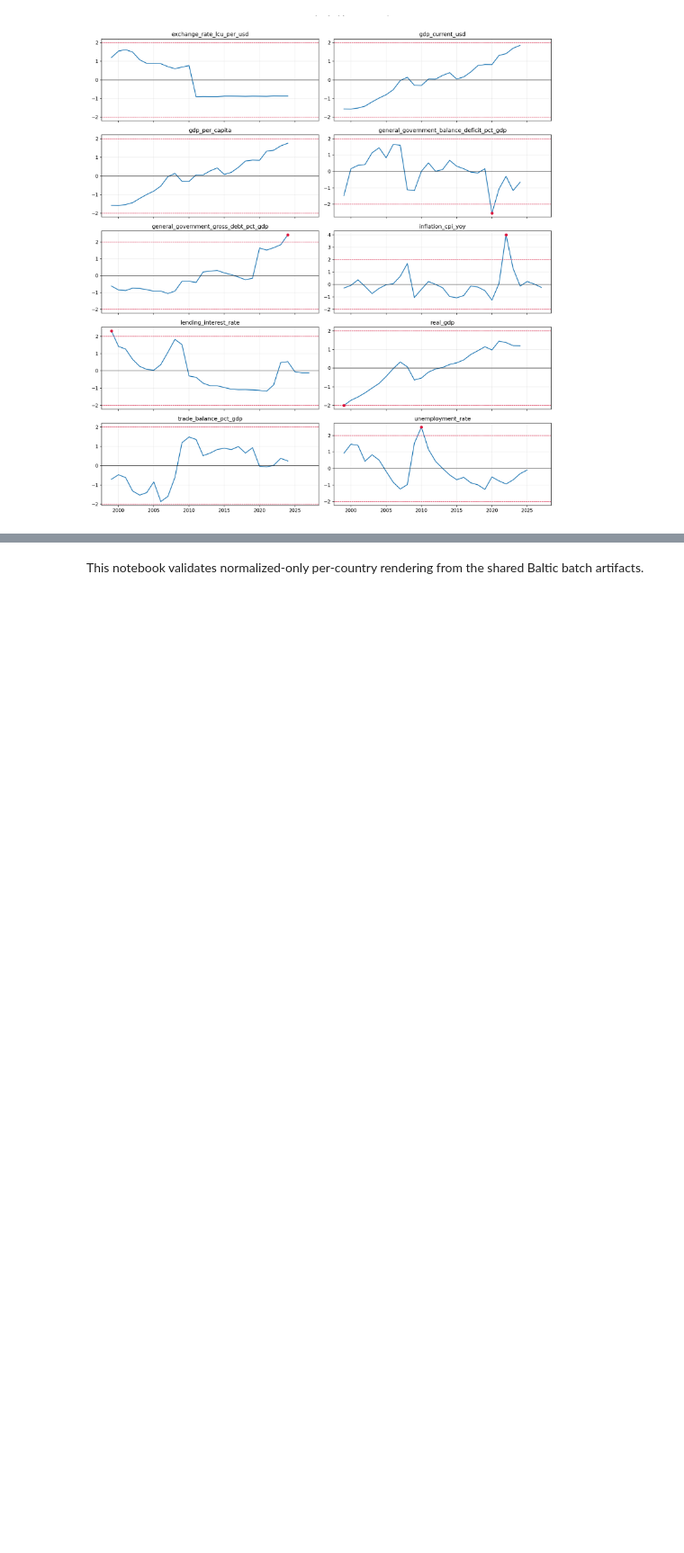
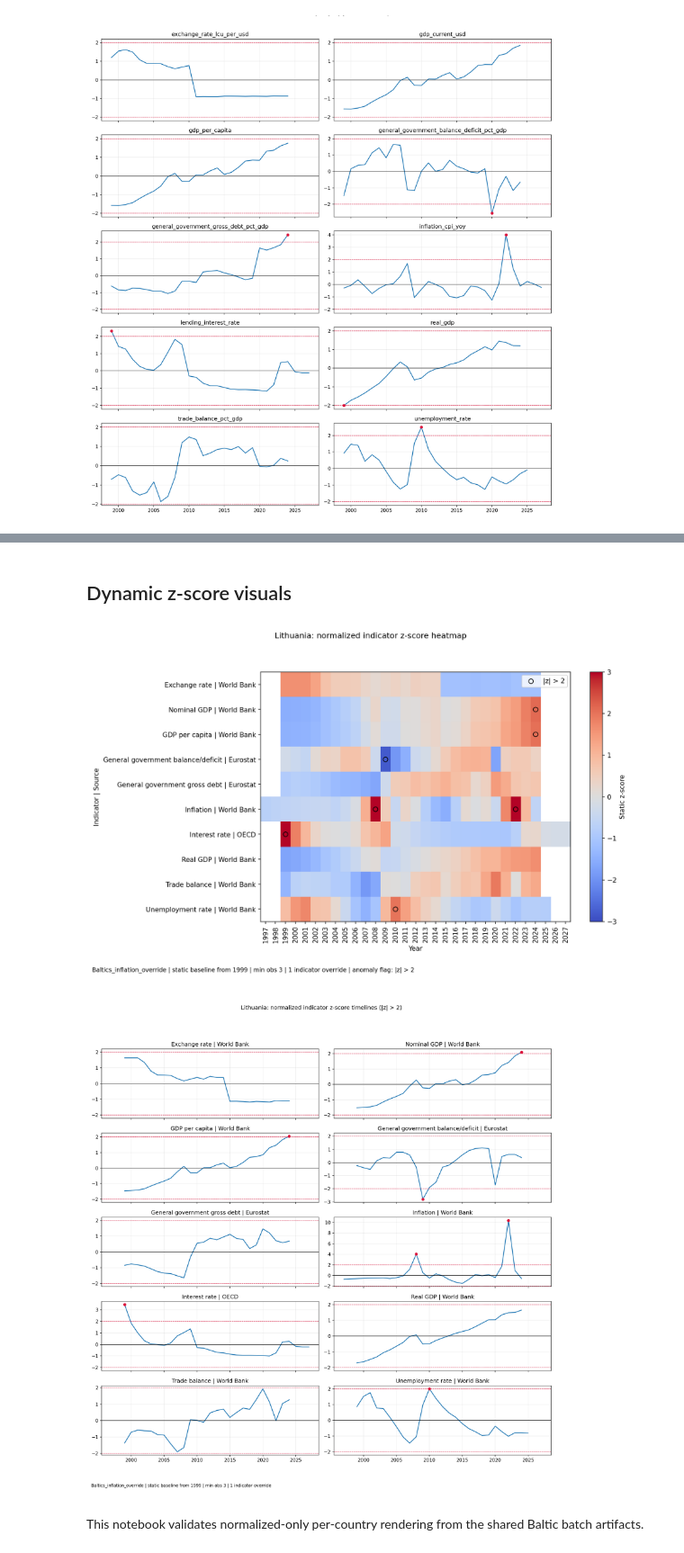
Before and after one commit to tuturis/bs2026_student_projects, a Jupyter notebook: Arturas_Sotnicenko/Macroeconomic_timeseries_baltics_normalized.ipynb, the cells around one changed output, grey strips where cells are left out. Shown at 90% size. Saved outputs shown, nothing was run; the diff lists cells and outputs as text; code cells hidden in the pictures; blank space fills up the shorter version.

```diff
--- a/Arturas_Sotnicenko/Macroeconomic_timeseries_baltics_normalized.ipynb
+++ b/Arturas_Sotnicenko/Macroeconomic_timeseries_baltics_normalized.ipynb
@@ -61,11 +76,20 @@ batch = run_country_batch(
 country_results = batch["country_results"]
 country_output_dirs = batch["country_output_dirs"]
 # %%
-def _render_country_normalized_section(country_code: str):
-    country_context = build_country_notebook_context(
+def _render_country_normalized_section(
+    country_code: str,
+    *,
+    normalization_config=normalization_config,
+    region_label=normalized_region_label,
+    force_refresh=force_zscore_refresh,
+):
+    country_context = build_country_zscore_notebook_context(
         country_code=country_code,
         country_results=country_results[country_code],
         country_output_dir=country_output_dirs[country_code],
+        normalization_config=normalization_config,
+        region_label=region_label,
+        force_refresh=force_refresh,
         root=root,
     )
     display_country_zscore_visuals(country_context)
@@ -97,2 +125,27 @@ _ee_context = _render_country_normalized_section("EE")
+# %%
+inflation_rolling_override_config = {
+    "mode": "static_baseline",
+    "baseline_start_year": 1999,
+    "limit_to_baseline_window": True,
+    "min_obs_for_zscore": 3,
+    "indicator_overrides": {
+        "inflation_cpi_yoy": {
+            "mode": "rolling_trailing",
+            "rolling_window_years": 10,
+            "exclude_current_from_window": True,
+            "min_obs_for_zscore": 5,
+        }
+    },
+}
+# %%
+_lt_inflation_override_context = _render_country_normalized_section(
+    "LT",
+    normalization_config=inflation_rolling_override_config,
+    region_label=f"{normalized_region_label}_inflation_override",
+)
+# %% [output]
+## Dynamic z-score visuals
+[figure, added]
+[figure, added]
 # %% [markdown]
 This notebook validates normalized-only per-country rendering from the shared Baltic batch artifacts.
```
Also changed, not shown: parts of 3 cells of this notebook, 3 other files.
